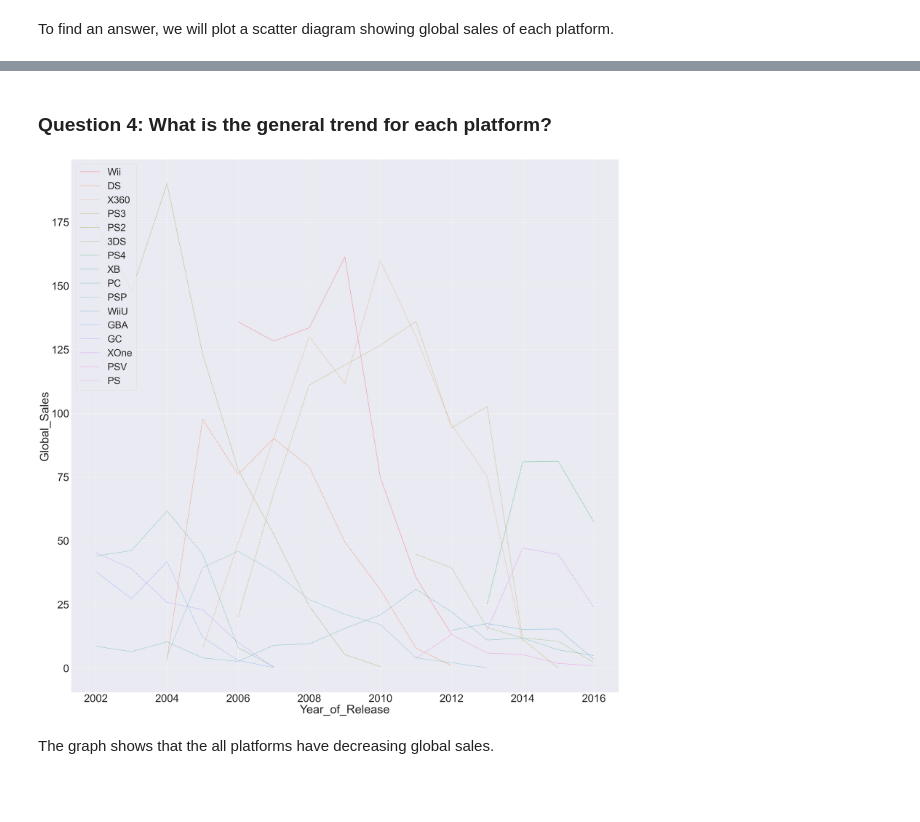
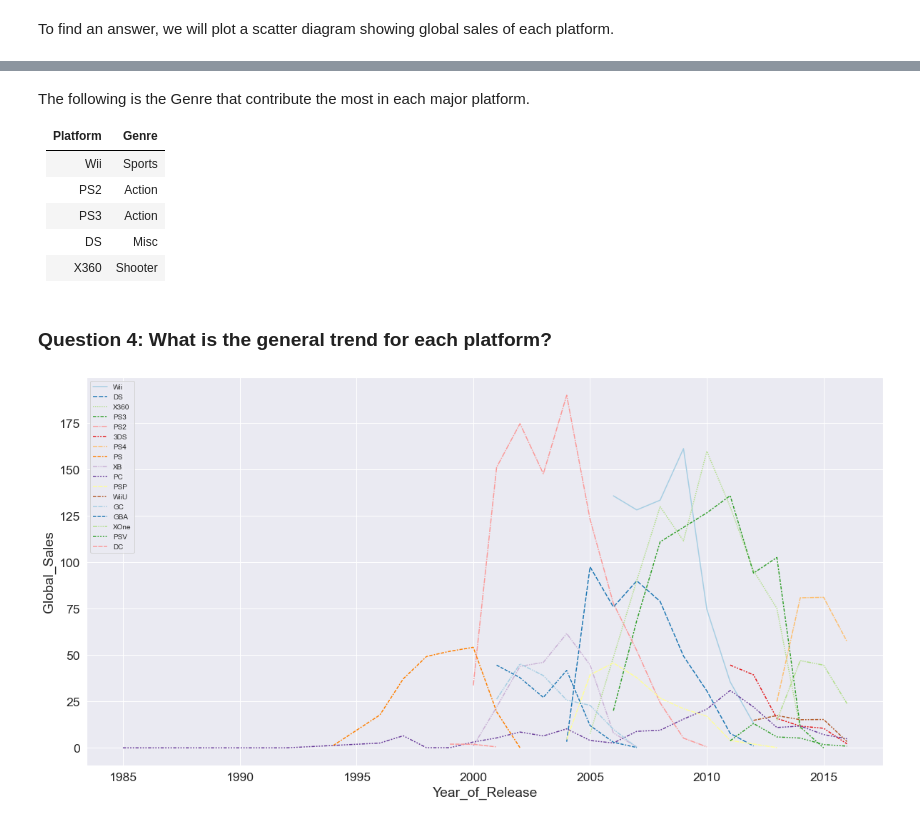
Before and after one commit to ubco-W2022T1-cosc301/project-group22, a Jupyter notebook: notebooks/analysis1.ipynb, the cells around one changed output, grey strips where cells are left out. Saved outputs shown, nothing was run; the diff lists cells and outputs as text; code cells hidden in the pictures; blank space fills up the shorter version.

```diff
--- a/notebooks/analysis1.ipynb
+++ b/notebooks/analysis1.ipynb
@@ -213,0 +262,3 @@ df2
+# %%
+sns.set(font_scale=0.7)
+sns.catplot(data=df2, x="Name", y="JP_Sales", kind="bar", hue="Platform", aspect=3.7).set(title="Top 9 Games in Japan")
@@ -303,6 +318,3 @@ These graphs show that many regions prefer Action games.
 ## Question 3: What type of games contributed to global sales in each major platform?
 # %% [markdown]
 To find an answer, we will plot a scatter diagram showing global sales of each platform.
-# %%
-sns.set(font_scale=0.6)
-sns.countplot(x=df_cleaned["Platform"])
@@ -356,5 +320,0 @@ The graphs show that for X360, shooters game contributed the most. For DS, it wa
-# %%
-df2 = df
-sns.set_theme(style="dark")
-# Plot each year's time series in its own facet
-g = sns.relplot(data=df2,x="Year_of_Release", y="Global_Sales", col="Genre", hue="Genre",kind="line", palette="crest", linewidth=8, zorder=10,col_wrap=6, height=10, aspect=6, legend=False)
@@ -363,0 +321,4 @@ AttributeError: 'FacetGrid' object has no attribute 'get_legend'
+# %%
+plt.figure(figsize=(20, 10))
+sns.set(font_scale=1.6)
+sns.countplot(x=df_cleaned["Platform"]).set(title="Number of games exist in each Platform",ylabel="Number of Games")
@@ -364,14 +368,23 @@ AttributeError: 'FacetGrid' object has no attribute 'get_legend'
+# %% [markdown]
+The following is the Genre that contribute the most in each major platform.
+
+
+| Platform | Genre |
+| ----- | ------ |
+| Wii| Sports    |
+| PS2 |Action|
+| PS3|Action|
+| DS| Misc   |
+| X360 |Shooter  |
 # %% [markdown]
 ### Question 4: What is the general trend for each platform?
 # %%
-
 df2=df.copy();
-df2=df2[df2['Year_of_Release']>=2002]
-plot = sns.lineplot(df2, x='Year_of_Release', y='Global_Sales', hue='Platform', style="Platform", estimator =sum, errorbar=None)
-plt.setp(plot.get_legend().get_texts(), fontsize='15')
-plot.legend(loc = 2, prop={'size':50})
+sns.set(font_scale=1.6)
+plt.figure(figsize=(20, 10))
+plot = sns.lineplot(df2, x='Year_of_Release', y='Global_Sales', hue='Platform', style="Platform", estimator =sum, errorbar=None,palette = "Paired")
+plt.setp(plot.get_legend().get_texts(), fontsize='8')
+plot.legend(loc = 2, prop={'size':10})
 plt.show()
 # %% [output]
-[figure, old version]
+[figure, new version]
-# %% [markdown]
-The graph shows that the all platforms have decreasing global sales.
```
Also changed, not shown: parts of 46 cells of this notebook, 2 other files.
